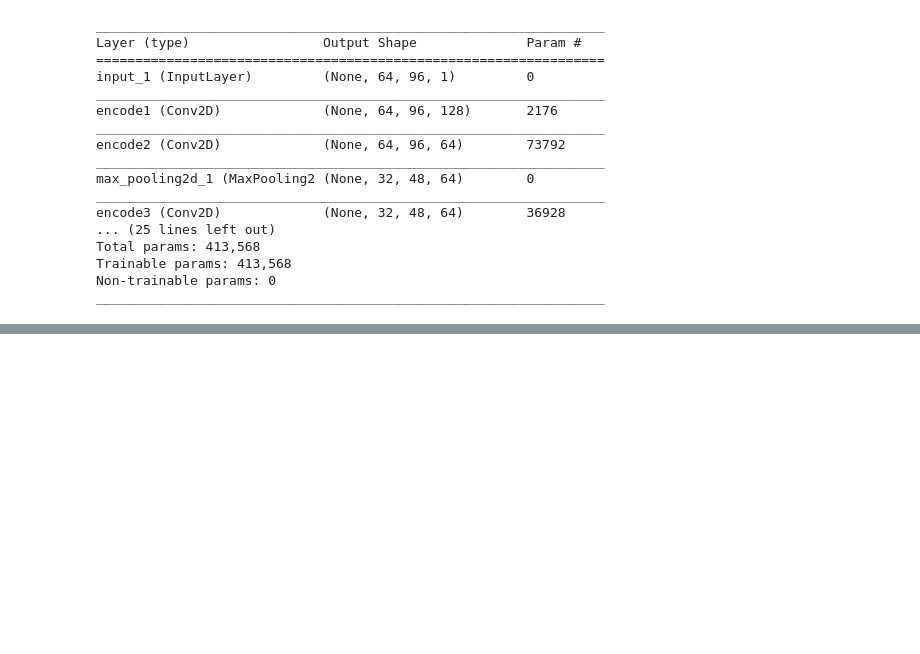
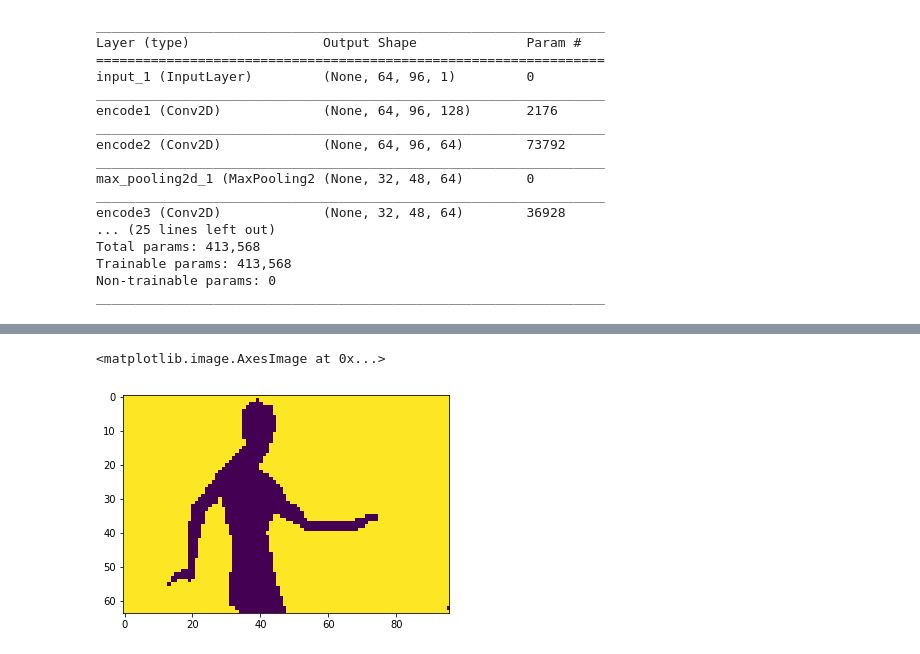
Before and after one commit to Amanpradhan/Dancing-AI, a Jupyter notebook: Dance.ipynb, the cells around one changed output, grey strips where cells are left out. Cells and saved outputs as stored; diff of their text form; code cells hidden in the pictures; blank space fills up the shorter version.

```diff
--- a/Dance.ipynb
+++ b/Dance.ipynb
@@ -239,0 +306,24 @@ def Autoencoder():
+# %%
+learning_rate_reduction = ReduceLROnPlateau(monitor='val_loss', patience=4, verbose=1, factor=0.5, min_lr=0.00001)
+checkpoint = ModelCheckpoint('Auto_Model.hdf5', save_best_only=True, monitor='val_loss', mode='min')
+early_stopping = EarlyStopping(monitor='val_loss', patience=8, verbose=1, mode='min', restore_best_weights=True)
+# %%
+class ImgSample(Callback):
+
+    def __init__(self):
+        super(Callback, self).__init__()
+
+    def on_epoch_end(self, epoch, logs={}):
+        sample_img = X_train[50]
+        sample_img = sample_img.reshape(1, IMG_HEIGHT, IMG_WIDTH, 1)
+        sample_img = self.model.predict(sample_img)[0]
+        imshow(sample_img.reshape(IMG_HEIGHT, IMG_WIDTH))
+        plt.show()
+
+
+imgsample = ImgSample()
+model_callbacks = [learning_rate_reduction, checkpoint, early_stopping, imgsample]
+imshow(X_train[50].reshape(IMG_HEIGHT, IMG_WIDTH))
+# %% [output]
+<matplotlib.image.AxesImage at 0x...>
+[figure, added]
```
Also changed, not shown: parts of 10 cells of this notebook.
